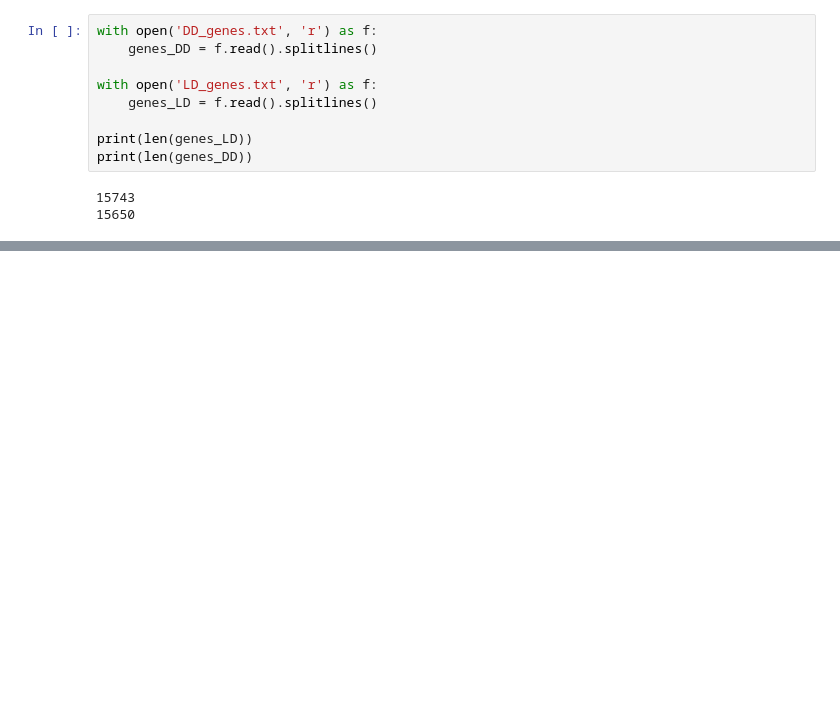
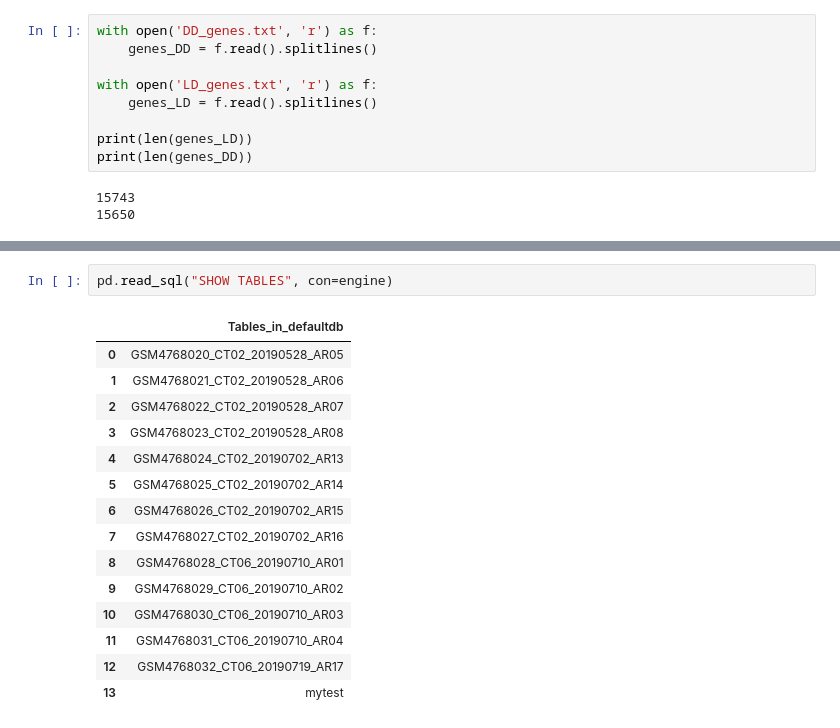
Before and after one commit to gonzagrau/circadian-drosophilia-viewer, a Jupyter notebook: make_mysql_tables.ipynb, the cells around one changed output, grey strips where cells are left out. Drawn from its saved outputs; the diff is of its cells as text; blank space fills up the shorter version.

```diff
--- a/make_mysql_tables.ipynb
+++ b/make_mysql_tables.ipynb
@@ -227,0 +184,18 @@ This didn't work either. We need to break data down into smaller tables
+# %%
+pd.read_sql("SHOW TABLES", con=engine)
+# %% [output]
+|  | Tables_in_defaultdb |
+| 0 | GSM4768020_CT02_20190528_AR05 |
+| 1 | GSM4768021_CT02_20190528_AR06 |
+| 2 | GSM4768022_CT02_20190528_AR07 |
+| 3 | GSM4768023_CT02_20190528_AR08 |
+| 4 | GSM4768024_CT02_20190702_AR13 |
+| 5 | GSM4768025_CT02_20190702_AR14 |
+| 6 | GSM4768026_CT02_20190702_AR15 |
+| 7 | GSM4768027_CT02_20190702_AR16 |
+| 8 | GSM4768028_CT06_20190710_AR01 |
+| 9 | GSM4768029_CT06_20190710_AR02 |
+| 10 | GSM4768030_CT06_20190710_AR03 |
+| 11 | GSM4768031_CT06_20190710_AR04 |
+| 12 | GSM4768032_CT06_20190719_AR17 |
+| 13 | mytest |
```
Also changed, not shown: parts of 9 cells of this notebook.
